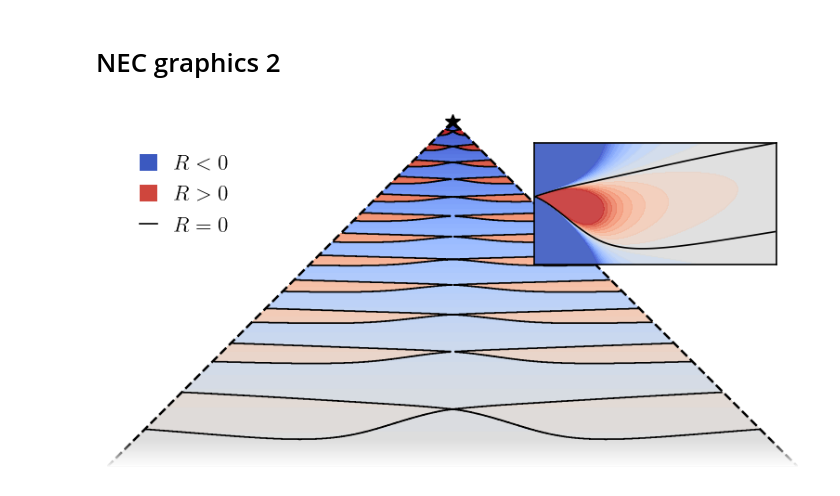
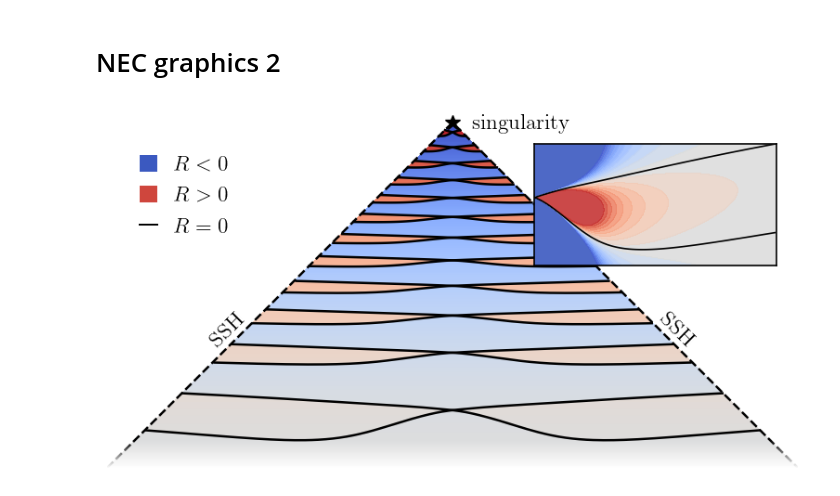
Before and after one commit to EckerChristian/CriticalSpacetimeCrystal, a Jupyter notebook: plots/plots.ipynb, the cells around one changed output. Drawn from its saved outputs; the diff is of its cells as text; code cells hidden in the pictures.

Commit message:
updated fig1 plot

```diff
--- a/plots/plots.ipynb
+++ b/plots/plots.ipynb
@@ -1388,6 +1358,9 @@ from matplotlib.path import Path
 from mpl_toolkits.axes_grid1.inset_locator import inset_axes, mark_inset
 from matplotlib.patches import Patch
 from matplotlib.lines import Line2D
+from scipy.interpolate import griddata
+from scipy.interpolate import Rbf
+
 
 # LaTeX font
 plt.rcParams.update({
@@ -1431,7 +1404,7 @@ z_clipped = np.clip(z, -40, 40)
 # --------------------------------------------------
 # Levels and colormap (unchanged)
 # --------------------------------------------------
-levels = np.linspace(-6, 6, 100)
+levels = np.linspace(-6, 6, 300)
 
 cmap = plt.get_cmap("coolwarm", len(levels) + 1)
 cmap = cmap(np.linspace(0, 1, cmap.N))
@@ -1447,6 +1420,7 @@ norm = BoundaryNorm(levels, open_cmap.N, extend="both")
 # --------------------------------------------------
 fig, ax = plt.subplots(figsize=(8, 6), dpi=120)
 
+# Plot field
 contourf = ax.tricontourf(
     tri,
     z_clipped,
@@ -1456,14 +1430,14 @@ contourf = ax.tricontourf(
     extend="both"
 )
 
-# 2) thick zero contour
-ax.tricontour(
-    tri,
-    z_clipped,
-    levels=[0.0],
-    colors="k",
-    linewidths=1
-)
+# Plot NEC lines
+with open("fig1_NECdata.dat") as f:
+    blocks = f.read().strip().split("\n\n")
+
+for block in blocks:
+    NEC_data = np.loadtxt(block.splitlines())
+    ax.plot(NEC_data[:,0], NEC_data[:,1], color="k", lw=1.5)
+
 
 # triangle boundary
 ax.plot(*tri_vertices[[1,2,0]].T, color="k", lw=1.5, linestyle="--")
@@ -1533,7 +1507,7 @@ axins = inset_axes(
 )
 
 # loading data for Ricci scalar
-data = np.loadtxt('fig1_inset.dat')
+data = np.loadtxt("fig1_inset.dat")
 
 # rescaling of tau
 x, y, z = data[:, 0], data[:, 1], data[:, 2]
@@ -1585,14 +1559,6 @@ contourf = axins.contourf(X, Y, Z_clipped, levels=levels, cmap=open_cmap, extend
 # --------------------------------------------------
 levels_lines = levels[levels != 0]
 
-#axins.contour(
-#    X, Y, Z_clipped,
-#    levels=levels_lines,
-#    colors="#464141",   # very light gray
-#    linewidths=0.1,
-#    zorder=5
-#)
-
 # --------------------------------------------------
 # Thick zero contour line
 # --------------------------------------------------
@@ -1624,33 +1590,55 @@ legend_handles = [
     Patch(facecolor="#cf463d", edgecolor="none",
           label=r"$R>0$"),
 
-    Line2D([0], [0], color="black", lw=1,
+    Line2D([0], [0], color="black", lw=1.2,
            label=r"$R=0$")
 ]
 
 # --------------------------------------------------
 # Add legend (top-left corner)
 # --------------------------------------------------
 ax.legend(
     handles=legend_handles,
     loc="upper left",
     frameon=False,
     framealpha=0.95,
     fancybox=True,
     edgecolor="black",
     fontsize=14,
     borderpad=1,
     handlelength=0.8,
     handleheight=0.8,
     handletextpad=0.8
 )
 
+# Text labels
+ax.text(
+    -0.71, 0.34,                 # position in data coordinates
+    r"$\textrm{SSH}$",
+    rotation=45,            # degrees (counterclockwise)
+    ha="left",              # horizontal alignment
+    va="bottom"             # vertical alignment
+)
+ax.text(
+    0.71, 0.34,                 # position in data coordinates
+    r"$\textrm{SSH}$",
+    rotation=-45,            # degrees (counterclockwise)
+    ha="right",              # horizontal alignment
+    va="bottom"             # vertical alignment
+)
+ax.text(
+    0.34, 0.97,                 # position in data coordinates
+    r"$\textrm{singularity}$",
+    rotation=0,            # degrees (counterclockwise)
+    ha="right",              # horizontal alignment
+    va="bottom"             # vertical alignment
+)
 
 ax.set_aspect("equal", adjustable="box")
 
 ax.set_axis_off()
 
-plt.savefig("fig1_2.pdf", dpi=300, bbox_inches="tight")
+plt.savefig("fig1_2.pdf", dpi=200, bbox_inches="tight")
 plt.show()
 # %% [output]
-[figure, old version]
+[figure, new version]
```
Also changed, not shown: parts of 1 cell of this notebook, 1 other file.
